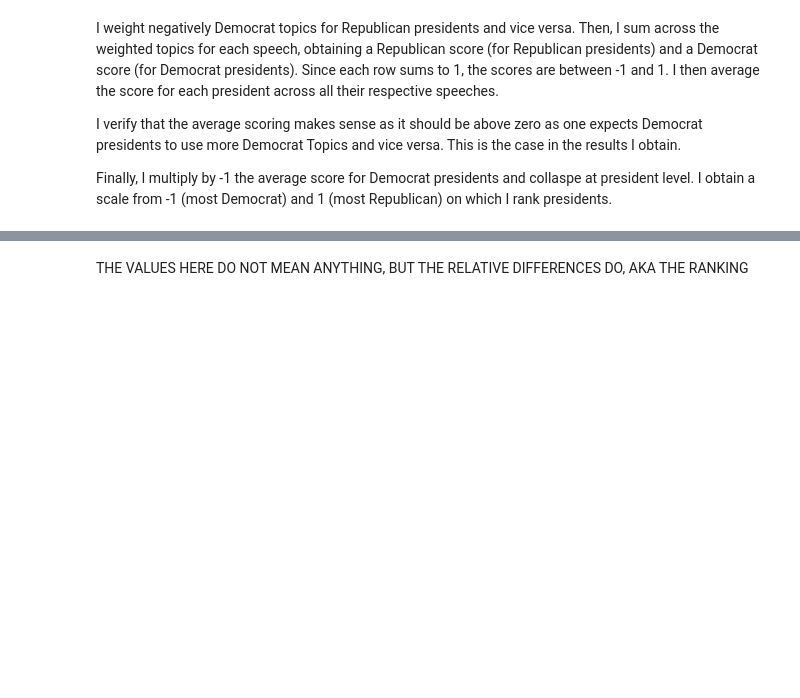
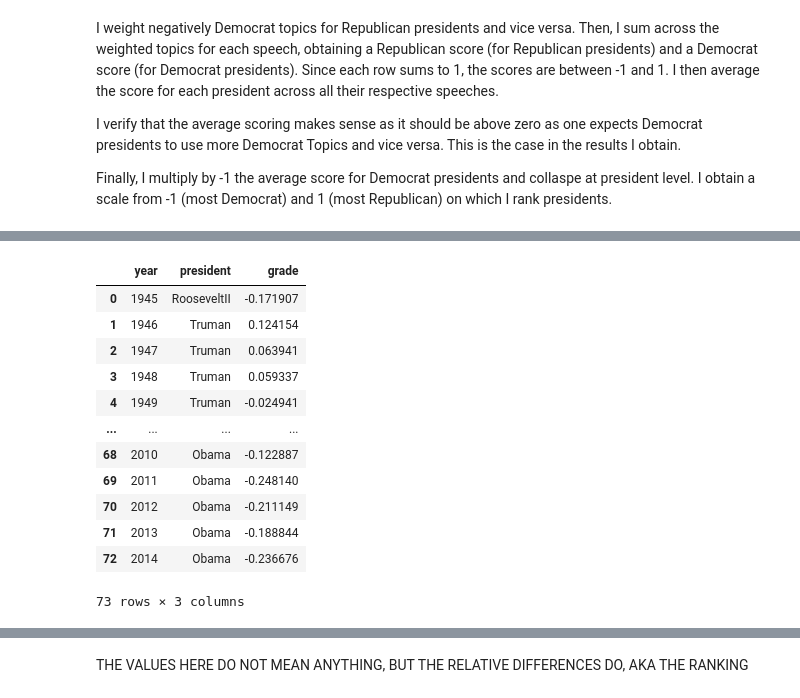
Before and after one commit to mearoche/text-mining-tutorial, a Jupyter notebook: Ass3.ipynb, the cells around one changed output, grey strips where cells are left out. Saved outputs shown, nothing was run; the diff lists cells and outputs as text; code cells hidden in the pictures; blank space fills up the shorter version.

```diff
--- a/Ass3.ipynb
+++ b/Ass3.ipynb
@@ -397,3 +413,19 @@ df.iloc[index,2] = grade
+# %%
+df
+# %% [output]
+|  | year | president | grade |
+| 0 | 1945 | RooseveltII | -0.171907 |
+| 1 | 1946 | Truman | 0.124154 |
+| 2 | 1947 | Truman | 0.063941 |
+| 3 | 1948 | Truman | 0.059337 |
+| 4 | 1949 | Truman | -0.024941 |
+| ... | ... | ... | ... |
+| 68 | 2010 | Obama | -0.122887 |
+| 69 | 2011 | Obama | -0.248140 |
+| 70 | 2012 | Obama | -0.211149 |
+| 71 | 2013 | Obama | -0.188844 |
+| 72 | 2014 | Obama | -0.236676 |
+73 rows × 3 columns
 # %%
 # Averaging grades and collapsing at president level
 df_collapse = df.pivot_table(values=["grade"], index=["president"], aggfunc="mean").reset_index()
```
Also changed, not shown: parts of 12 cells of this notebook.
